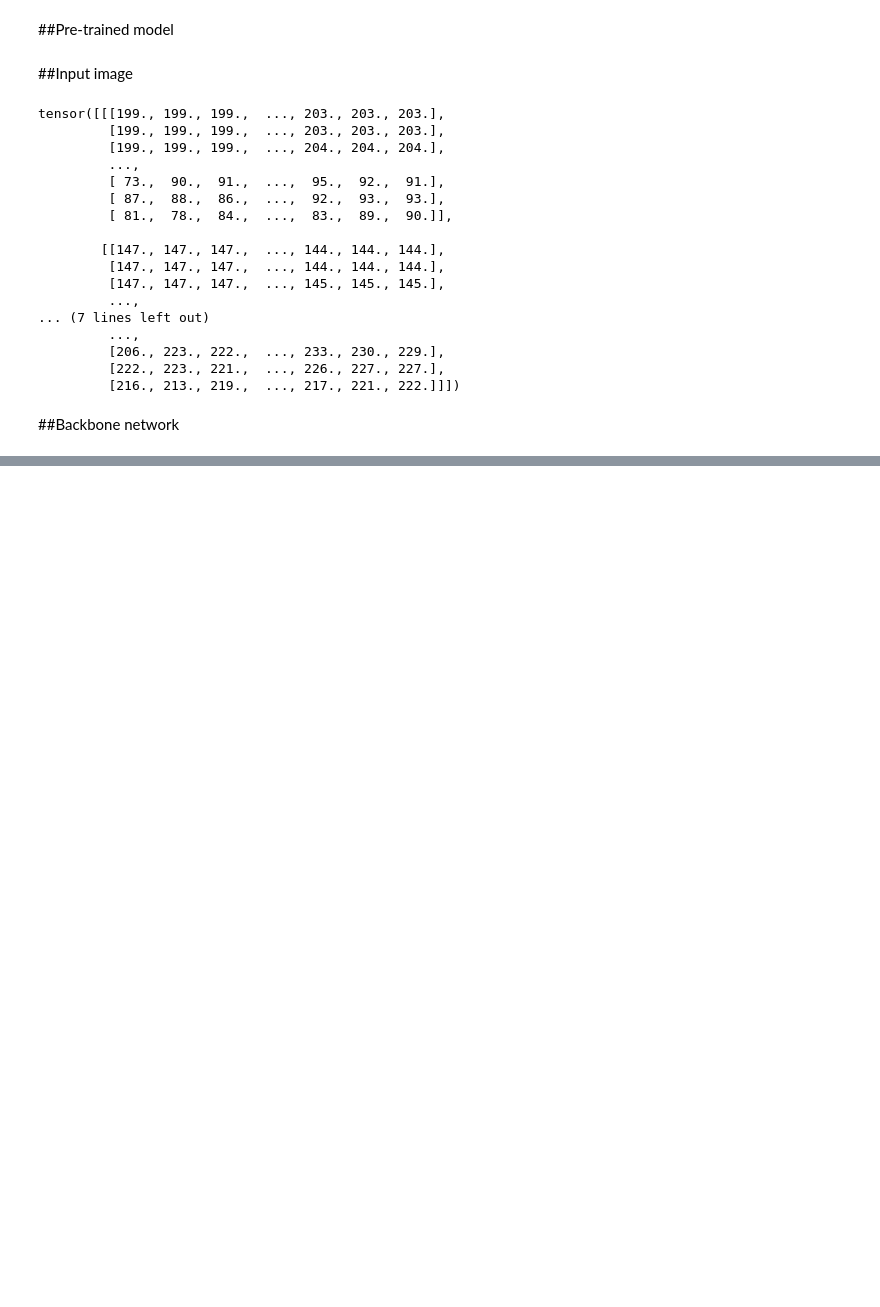
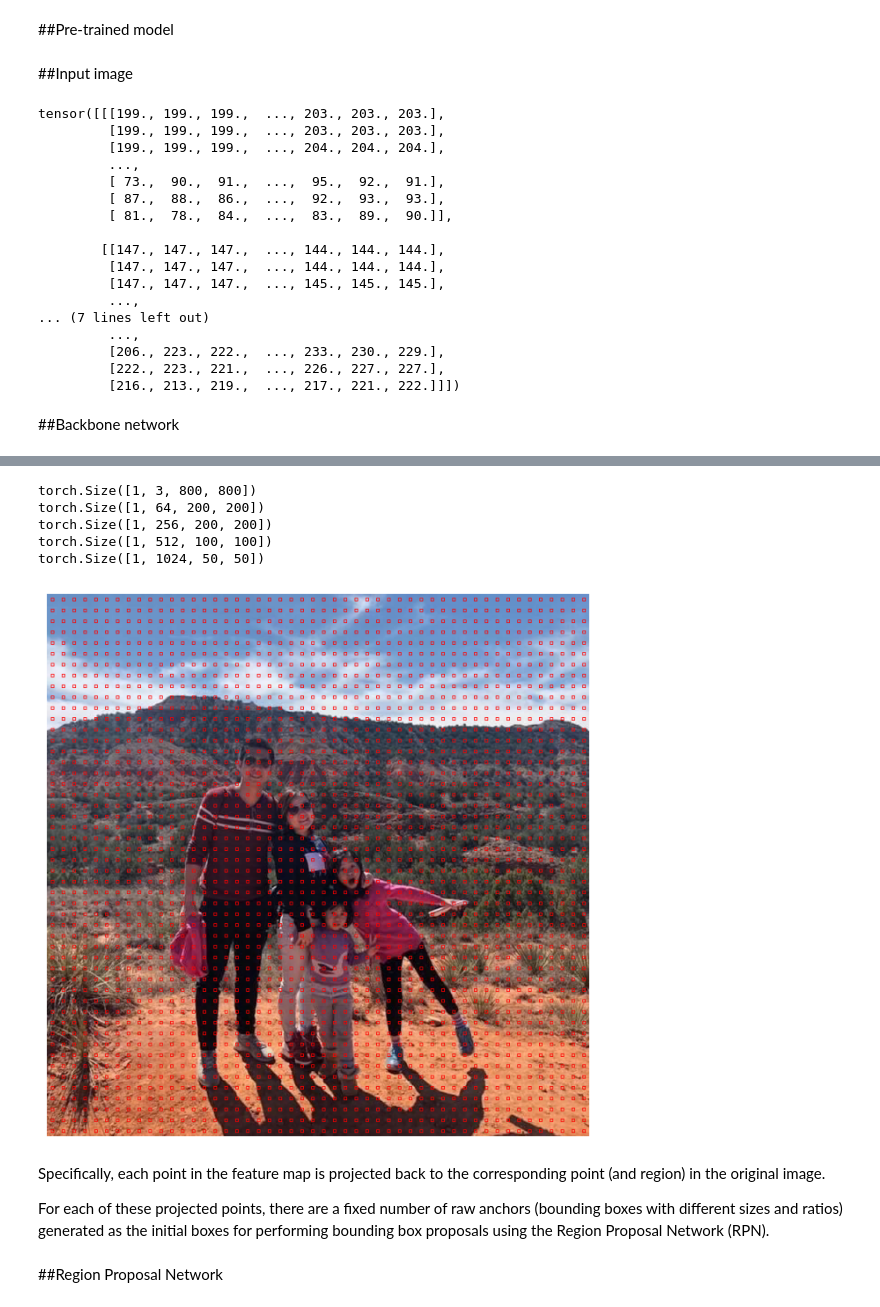
Before and after one commit to rahiakela/computer-vision-research-and-practice, a Jupyter notebook: hands-on-computer-vision-with-detectron2/04-detectron2-architecture/01_detectron2_architecture.ipynb, the cells around one changed output, grey strips where cells are left out. Cells and saved outputs as stored; diff of their text form; code cells hidden in the pictures; blank space fills up the shorter version.

```diff
--- a/hands-on-computer-vision-with-detectron2/04-detectron2-architecture/01_detectron2_architecture.ipynb
+++ b/hands-on-computer-vision-with-detectron2/04-detectron2-architecture/01_detectron2_architecture.ipynb
@@ -98,3 +95,0 @@ cv2_imshow(annotated_img.get_image()[:, :, ::-1])
-# %%
-img = cv2.imread("img2.jpeg")
-output = predictor(img)
@@ -109,0 +96,3 @@ cv2_imshow(annotated_img.get_image()[:, :, ::-1])
+# %%
+backbone = predictor.model.backbone
+type(backbone)
@@ -109,0 +121,55 @@ cv2_imshow(annotated_img.get_image()[:, :, ::-1])
+# %%
+# let's passes the input image through the blocks of this backbone and tracks the output of each block
+with torch.no_grad():
+  # Input to ResNet is of the form (NxCxHxW)
+  resnet_input = image.to("cuda").unsqueeze(0)  # load the image to GPU
+  stem = backbone.stem(resnet_input)
+  res2 = backbone.res2(stem)
+  res3 = backbone.res3(res2)
+  res4 = backbone.res4(res3)
+
+  print(resnet_input.shape)
+  print(stem.shape)
+  print(res2.shape)
+  print(res3.shape)
+  print(res4.shape)
+# %% [output]
+torch.Size([1, 3, 800, 800])
+torch.Size([1, 64, 200, 200])
+torch.Size([1, 256, 200, 200])
+torch.Size([1, 512, 100, 100])
+torch.Size([1, 1024, 50, 50])
+# %%
+# let's draw the center points for the centers of 2,500 regions that correspond to the 50x50 extracted features
+feature_h, feature_w = res4.shape[2:]
+sub_sample = height / feature_h
+new_img = img.copy()
+
+# feature map points and corresponding regions
+rect_w = 4
+rect_h = 4
+for i in range(feature_h):
+  for j in range(feature_w):
+    center_x = sub_sample * j + sub_sample / 2
+    center_y = sub_sample * i + sub_sample / 2
+
+    start_x = int(center_x - rect_w / 2)
+    start_y = int(center_y - rect_h / 2)
+
+    end_x = int(center_x + rect_w / 2)
+    end_y = int(center_y + rect_h / 2)
+
+    cv2.rectangle(new_img, (start_x, start_y), (end_x, end_y), (0, 0, 255))
+
+imshow(new_img[:, :, ::-1])
+# %% [output]
+[figure, added]
+# %% [markdown]
+Specifically, each point in the feature map is projected back to the corresponding point (and region)
+in the original image.
+
+For each of these projected points, there are a fixed number of raw anchors (bounding boxes with
+different sizes and ratios) generated as the initial boxes for performing bounding box proposals using
+the Region Proposal Network (RPN).
+# %% [markdown]
+##Region Proposal Network
```
Also changed, not shown: parts of 8 cells of this notebook.
